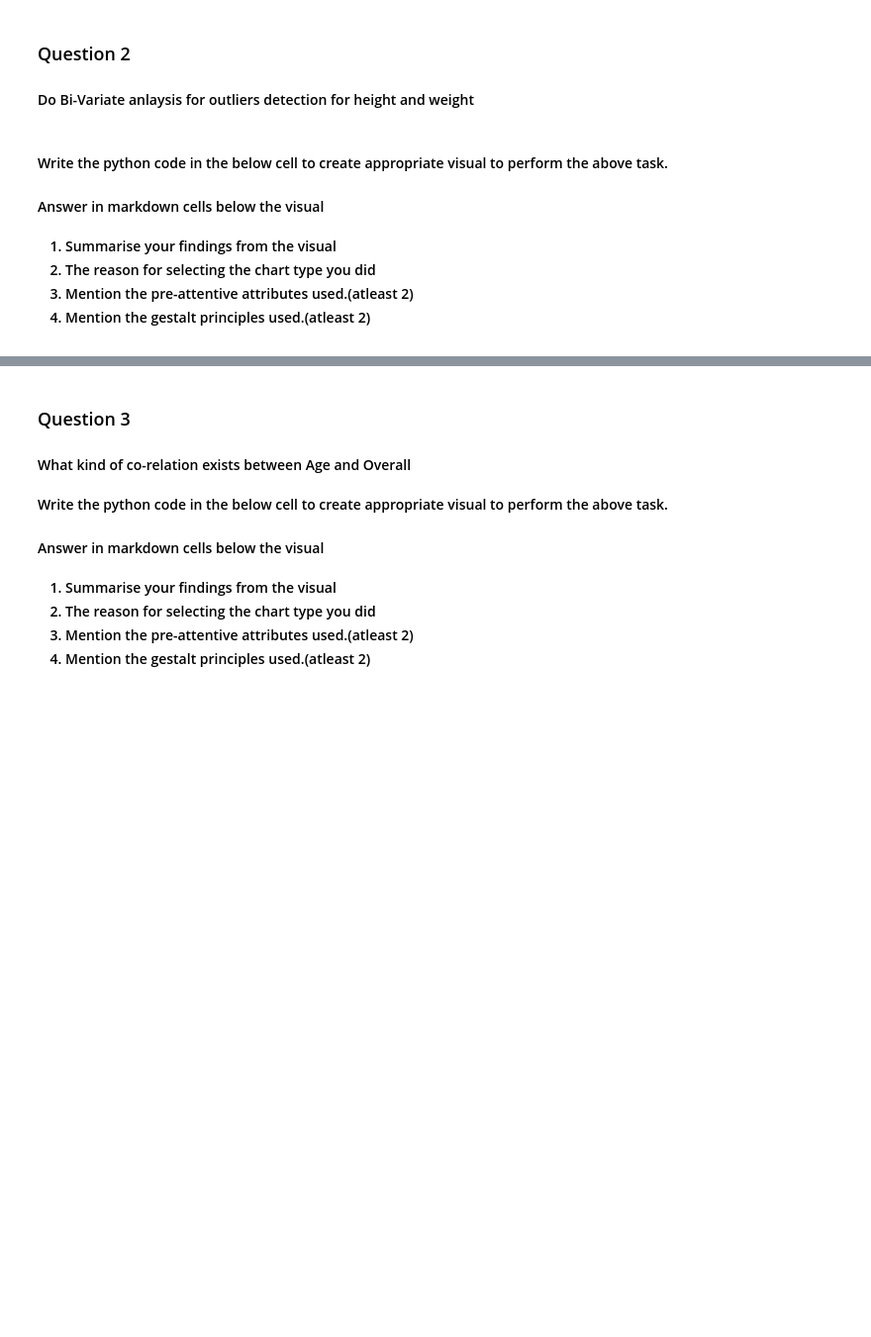
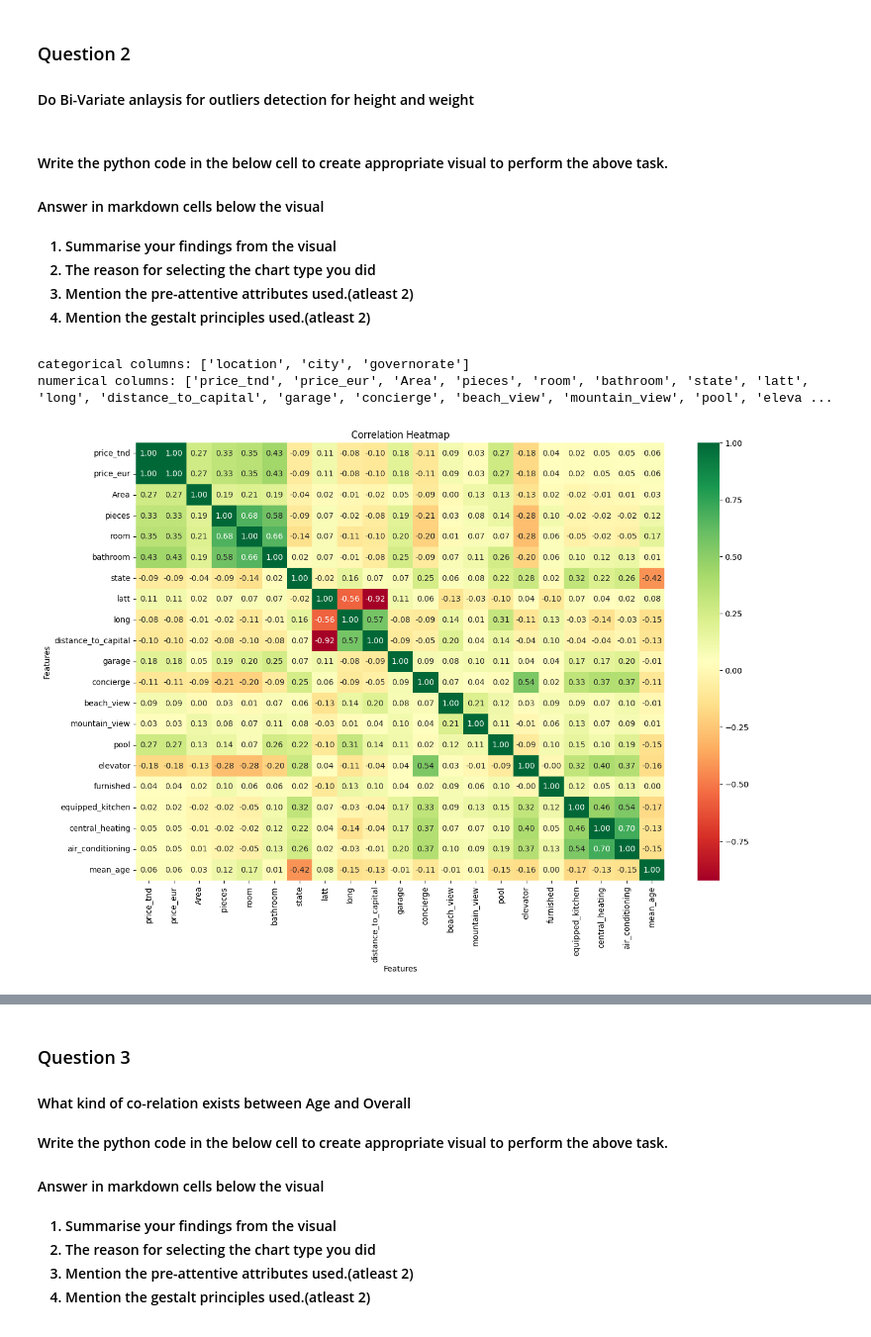
Before and after one commit to HarshaK1997/SEM2-DV, a Jupyter notebook: Part2/dvi-Python-ps1.ipynb, the cells around one changed output, grey strips where cells are left out. Shown at 99% size. Saved outputs shown, nothing was run; the diff lists cells and outputs as text; code cells hidden in the pictures; blank space fills up the shorter version.

Commit message:
added univariate and bivariate analysis and outlier removal

```diff
--- a/Part2/dvi-Python-ps1.ipynb
+++ b/Part2/dvi-Python-ps1.ipynb
@@ -247,0 +452,7 @@ print(df.dtypes.value_counts())
+# %%
+# Filling remaining numerical values with median
+
+for col in numerical_cols:
+    df[col].fillna(df[col].median(), inplace=True)
+# Check for missing values
+display(df.isna().sum())
@@ -260,0 +520,27 @@ df.to_csv('preprocessed_data.csv', index=False)
+# %%
+# Function to replace outliers with the median
+def replace_outliers_with_median(column):
+    # Calculate Q1 (25th percentile) and Q3 (75th percentile)
+    Q1 = column.quantile(0.25)
+    Q3 = column.quantile(0.75)
+
+    # Calculate IQR
+    IQR = Q3 - Q1
+
+    # Define the lower and upper bound for detecting outliers
+    lower_bound = Q1 - 1.5 * IQR
+    upper_bound = Q3 + 1.5 * IQR
+
+    # Calculate the median
+    median = column.median()
+
+    # Replace outliers with the median
+    return column.apply(lambda x: median if x < lower_bound or x > upper_bound else x)
+# %%
+outlier_cols = [
+ 'latt',
+ 'long',
+ 'distance_to_capital']
+
+df[outlier_cols] = df[outlier_cols].apply(replace_outliers_with_median)
+df.head()
@@ -284,3 +577,20 @@ df.to_csv('preprocessed_data.csv', index=False)
     <li>Mention the pre-attentive attributes used.(atleast 2)</li>
     <li>Mention the gestalt principles used.(atleast 2)</li>
 </ol>
+# %%
+print("categorical columns:", categorical_cols)
+print("numerical columns:", numerical_cols)
+# %% [output]
+categorical columns: ['location', 'city', 'governorate']
+numerical columns: ['price_tnd', 'price_eur', 'Area', 'pieces', 'room', 'bathroom', 'state', 'latt', 'long', 'distance_to_capital', 'garage', 'concierge', 'beach_view', 'mountain_view', 'pool', 'eleva ...
+# %%
+# test for correlation between numerical columns
+plt.figure(figsize=(15, 10))
+corr = df[numerical_cols].corr()
+sns.heatmap(corr, annot=True, fmt=".2f", cmap="RdYlGn")
+plt.title("Correlation Heatmap")
+plt.xlabel("Features")
+plt.ylabel("Features")
+plt.show()
+# %% [output]
+[figure, added]
```
Also changed, not shown: parts of 40 cells of this notebook, 1 other file.
